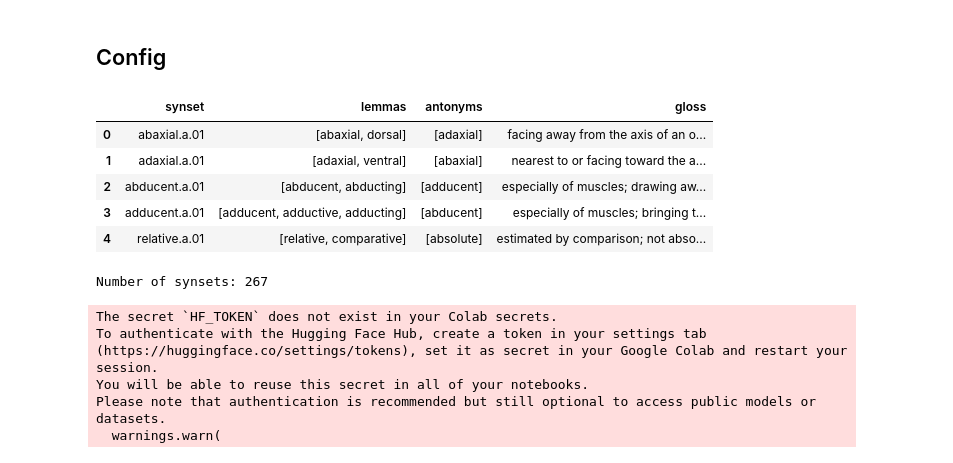
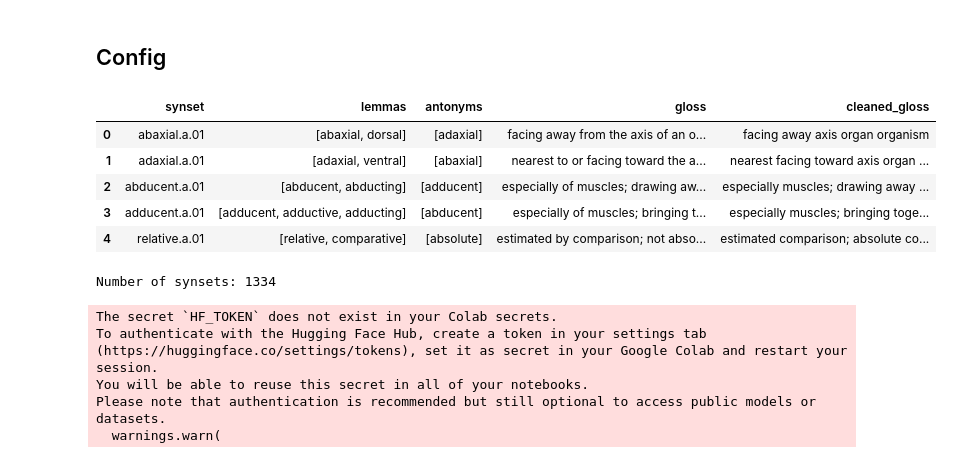
Before and after one commit to IsaacFigNewton/DisCoFuzz, a Jupyter notebook: DisCoFuzz_WF.ipynb, the cells around one changed output. Saved outputs shown, nothing was run; the diff lists cells and outputs as text; code cells hidden in the pictures.

```diff
--- a/DisCoFuzz_WF.ipynb
+++ b/DisCoFuzz_WF.ipynb
@@ -56,39 +56,43 @@ from sentence_transformers import SentenceTransformer
 # %% [markdown]
 ## Config
 # %%
+stop_words = stopwords.words("english")
 all_synsets = list(wn.all_synsets())
 wn_dict = {
     'synset': list(),
     'lemmas': list(),
     'antonyms': list(),
-    'gloss': list()
+    'gloss': list(),
+    "cleaned_gloss": list(),
 }
 
 for s in all_synsets:
   lemmas = s.lemmas()
   antonyms = list()
   for lemma in lemmas:
     antonyms += list(lemma.antonyms())
   if len(lemmas) > 1 and len(antonyms) > 0:
     wn_dict['synset'].append(s.name())
     wn_dict['lemmas'].append([l.name() for l in lemmas])
     wn_dict['antonyms'].append([a.name() for a in antonyms])
     wn_dict['gloss'].append(s.definition())
+    cleaned_gloss = " ".join([t for t in s.definition().split(" ") if t not in stop_words])
+    wn_dict['cleaned_gloss'].append(cleaned_gloss.replace("_", " "))
 
 wn_df = pd.DataFrame.from_dict(wn_dict)
 wn_df.head()
 # %% [output]
-|  | synset | lemmas | antonyms | gloss |
-| 0 | abaxial.a.01 | [abaxial, dorsal] | [adaxial] | facing away from the axis of an o... |
-| 1 | adaxial.a.01 | [adaxial, ventral] | [abaxial] | nearest to or facing toward the a... |
-| 2 | abducent.a.01 | [abducent, abducting] | [adducent] | especially of muscles; drawing aw... |
-| 3 | adducent.a.01 | [adducent, adductive, adducting] | [abducent] | especially of muscles; bringing t... |
-| 4 | relative.a.01 | [relative, comparative] | [absolute] | estimated by comparison; not abso... |
+|  | synset | lemmas | antonyms | gloss | cleaned_gloss |
+| 0 | abaxial.a.01 | [abaxial, dorsal] | [adaxial] | facing away from the axis of an o... | facing away axis organ organism |
+| 1 | adaxial.a.01 | [adaxial, ventral] | [abaxial] | nearest to or facing toward the a... | nearest facing toward axis organ ... |
+| 2 | abducent.a.01 | [abducent, abducting] | [adducent] | especially of muscles; drawing aw... | especially muscles; drawing away ... |
+| 3 | adducent.a.01 | [adducent, adductive, adducting] | [abducent] | especially of muscles; bringing t... | especially muscles; bringing toge... |
+| 4 | relative.a.01 | [relative, comparative] | [absolute] | estimated by comparison; not abso... | estimated comparison; absolute co... |
 # %%
-wn_df = wn_df.sample(frac=0.1).reset_index(drop=True)
+wn_df = wn_df.sample(frac=0.5).reset_index(drop=True)
 print(f'Number of synsets: {len(wn_df)}')
 # %% [output]
-Number of synsets: 267
+Number of synsets: 1334
 # %%
 embedding_model = SentenceTransformer('all-MiniLM-L6-v2')
 # %% [output]
```
Also changed, not shown: parts of 22 cells of this notebook.
